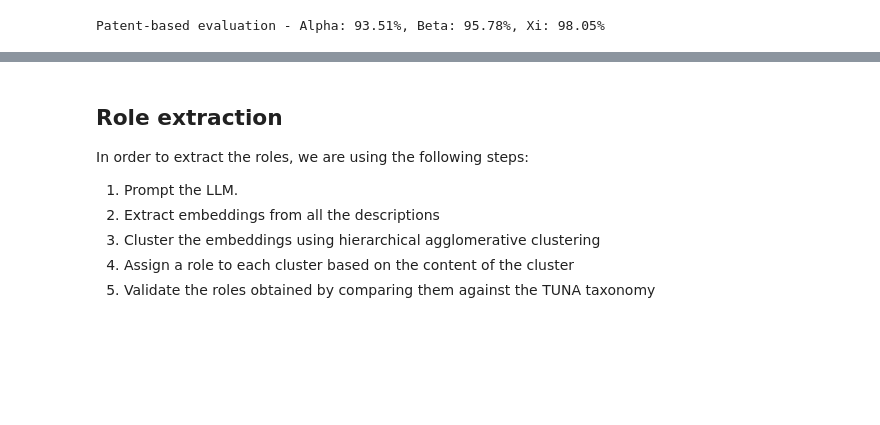
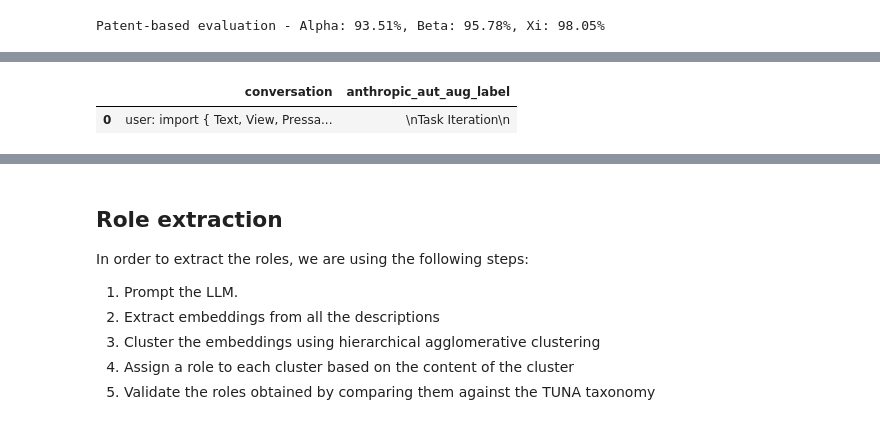
Before and after one commit to Engineering-AI-Systems-Team-3/chatgpt-at-work, a Jupyter notebook: chatgpt_at_work.ipynb, the cells around one changed output, grey strips where cells are left out. Drawn from its saved outputs; the diff is of its cells as text; code cells hidden in the pictures; blank space fills up the shorter version.

```diff
--- a/chatgpt_at_work.ipynb
+++ b/chatgpt_at_work.ipynb
@@ -34,12 +34,12 @@ pd.set_option('display.max_columns', None)
 # %%
 load_dotenv()
 
-MAX_WORKERS = 16
+MAX_WORKERS = 32
 WAIT_TIME = 60
 RANDOM_SEED = 42
 BUFFER_SIZE = 10_000
 SAMPLE_SIZE = 400
-# MODEL_ID = "nvidia/nemotron-3-super-120b-a12b:free"
+# MODEL_ID = "nvidia/nemotron-3-super-120b-a12b:free"
 MODEL_ID = "openai/gpt-5-nano"
 EMBEDDING_MODEL_ID = "sentence-transformers/all-mpnet-base-v2"
 EMBEDDING_BATCH_SIZE = 256
@@ -60,6 +60,7 @@ AUTOMATION_AUGMENTATION_PROMPT_PATH = PROMPTS_DIR / "automation_augmentation.jso
 PATENTS_PROMPT_PATH = PROMPTS_DIR / "patents.json"
 ROLES_PROMPT_PATH = PROMPTS_DIR / "roles.json"
 TUNA_ROLES_PROMPT_PATH = PROMPTS_DIR / "tuna_roles.json"
+ANTHROPIC_AUTOMATION_AUGMENTATION_PROMPT_PATH = PROMPTS_DIR / "anthropic_aut_aug.json"
 
 CHROMA_DB_PATH = DATA_PATH / "chroma"
 CLUSTERS_COLLECTION_NAME = f"clusters_{SAMPLE_SIZE}"
@@ -73,6 +74,7 @@ AUTOMATION_AUGMENTATION_OUTPUT_PATH = OUTPUT_DIR / f"automation_augmentation_{SA
 PATENTS_OUTPUT_PATH = OUTPUT_DIR / f"patents_{SAMPLE_SIZE}.csv"
 ROLES_OUTPUT_PATH = OUTPUT_DIR / f"roles_{SAMPLE_SIZE}.csv"
 TUNA_ROLES_OUTPUT_PATH = OUTPUT_DIR / f"tuna_roles_{SAMPLE_SIZE}.csv"
+ANTHROPIC_AUTOMATION_AUGMENTATION_OUTPUT_PATH = OUTPUT_DIR / f"anthropic_aut_aug_{SAMPLE_SIZE}.csv"
 
 LABELED_DATA_DIR = DATA_PATH / "manually_labeled"
 WORK_RELATED_LABELED_DATA_PATH = LABELED_DATA_DIR / f"work_related_{SAMPLE_SIZE}.xlsx"
@@ -845,0 +892,12 @@ Patent-based evaluation - Alpha: 93.51%, Beta: 95.78%, Xi: 98.05%
+# %%
+if not ANTHROPIC_AUTOMATION_AUGMENTATION_OUTPUT_PATH.exists():
+    anthropic_aut_aug_df = anthropic_automation_augmentation(
+        conversations=mapped_conversations_df,
+        path=ANTHROPIC_AUTOMATION_AUGMENTATION_OUTPUT_PATH,
+    )
+else:
+    anthropic_aut_aug_df = pd.read_csv(ANTHROPIC_AUTOMATION_AUGMENTATION_OUTPUT_PATH)
+anthropic_aut_aug_df.head(1)
+# %% [output]
+|  | conversation | anthropic_aut_aug_label |
+| 0 | user: import { Text, View, Pressa... | \nTask Iteration\n |
```
Also changed, not shown: parts of 9 cells of this notebook, 3 other files.
